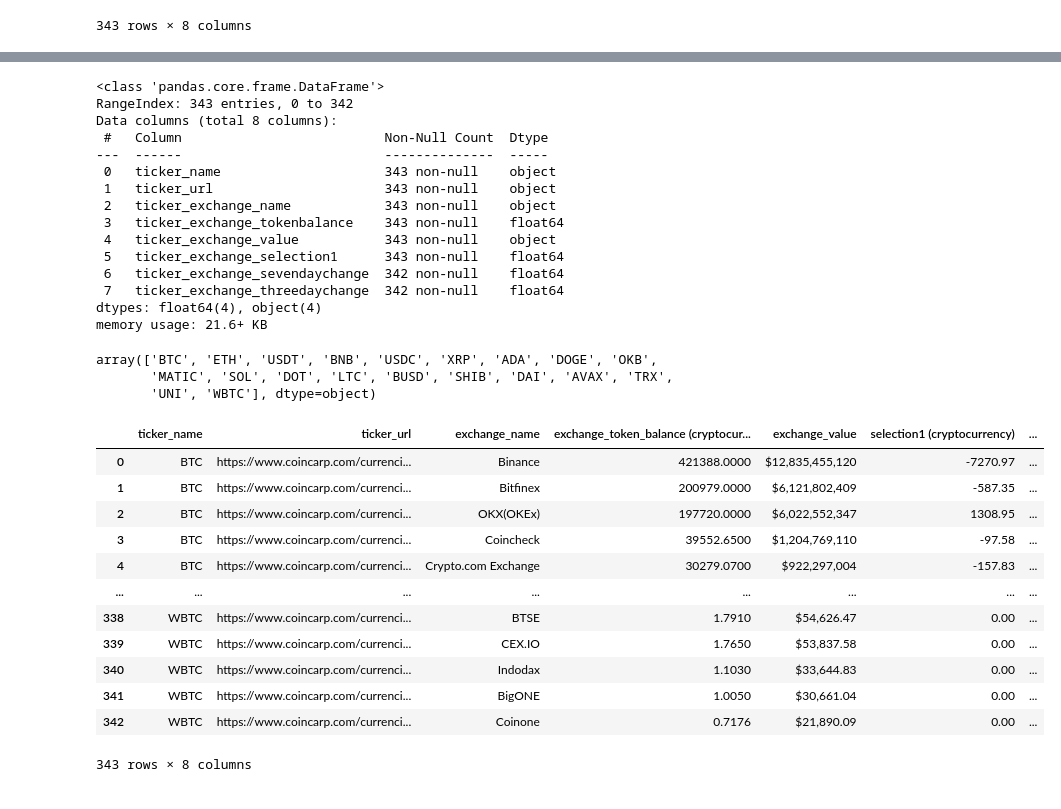
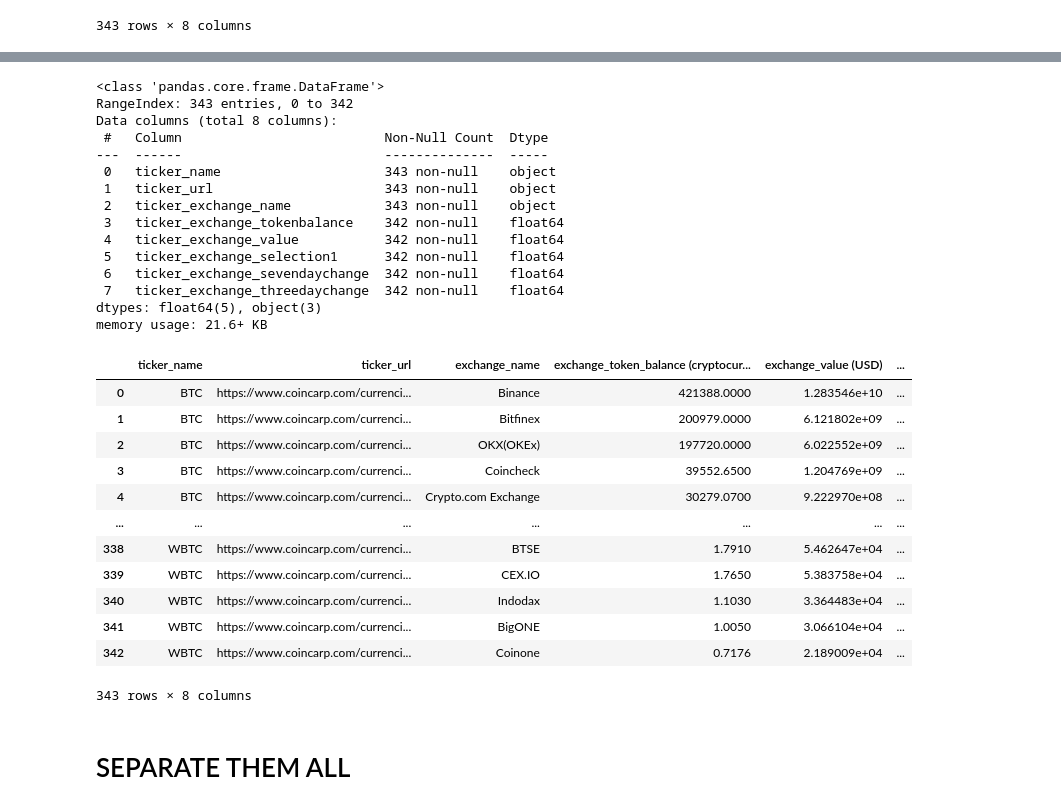
Before and after one commit to alisdghnia/adbm-crypto-database-project, a Jupyter notebook: exchange wallets table code.ipynb, the cells around one changed output, grey strips where cells are left out. Cells and saved outputs as stored; diff of their text form; code cells hidden in the pictures.

Commit message:
cleaned the tables

```diff
--- a/exchange wallets table code.ipynb
+++ b/exchange wallets table code.ipynb
@@ -64,7 +64,7 @@ Data columns (total 8 columns):
 dtypes: object(8)
 memory usage: 21.6+ KB
 # %%
-lst_col = ['ticker_exchange_tokenbalance', 'ticker_exchange_selection1', 'ticker_exchange_sevendaychange', 'ticker_exchange_threedaychange']
+lst_col = ['ticker_exchange_tokenbalance', 'ticker_exchange_selection1', 'ticker_exchange_value', 'ticker_exchange_sevendaychange', 'ticker_exchange_threedaychange']
 
 for col in lst_col:
     try:
@@ -77,11 +77,14 @@ for col in lst_col:
         # get rid of the commas in the columns
         df[col] = df[col].str.replace(',', '')
 
+        # change NaN values to 0
+        df[col] = df[col].fillna(0)
+
+        # get rid of dollar signs in the columns
+        df[col] = df[col].str.replace('$', '')
+
         # turn the columns into floats
         df[col] = df[col].astype(float)
-
-        # change NaN values to 0
-        df[col] = df[col].fillna(0)
     except Exception as e:
         # print the row that caused the error
         pass
@@ -108,42 +111,38 @@ Data columns (total 8 columns):
  0   ticker_name                     343 non-null    object
  1   ticker_url                      343 non-null    object
  2   ticker_exchange_name            343 non-null    object
- 3   ticker_exchange_tokenbalance    343 non-null    float64
- 4   ticker_exchange_value           343 non-null    object
- 5   ticker_exchange_selection1      343 non-null    float64
+ 3   ticker_exchange_tokenbalance    342 non-null    float64
+ 4   ticker_exchange_value           342 non-null    float64
+ 5   ticker_exchange_selection1      342 non-null    float64
  6   ticker_exchange_sevendaychange  342 non-null    float64
  7   ticker_exchange_threedaychange  342 non-null    float64
-dtypes: float64(4), object(4)
+dtypes: float64(5), object(3)
 memory usage: 21.6+ KB
-# %%
-df.ticker_name.unique()
-# %% [output]
-array(['BTC', 'ETH', 'USDT', 'BNB', 'USDC', 'XRP', 'ADA', 'DOGE', 'OKB',
-       'MATIC', 'SOL', 'DOT', 'LTC', 'BUSD', 'SHIB', 'DAI', 'AVAX', 'TRX',
-       'UNI', 'WBTC'], dtype=object)
 # %%
-df.columns = ['ticker_name', 'ticker_url', 'exchange_name', 'exchange_token_balance (cryptocurrency)', 'exchange_value', 'selection1 (cryptocurrency)',
+df.columns = ['ticker_name', 'ticker_url', 'exchange_name', 'exchange_token_balance (cryptocurrency)', 'exchange_value (USD)', 'one_day_change (cryptocurrency)',
                     'seven_day_change (cryptocurrency)', 'three_day_change (cryptocurrency)']
 
     # reset the index
 df.reset_index(drop=True, inplace=True)
 df
 # %% [output]
-|  | ticker_name | ticker_url | exchange_name | exchange_token_balance (cryptocur... | exchange_value | selection1 (cryptocurrency) | ... |
-| 0 | BTC | https://www.coincarp.com/currenci... | Binance | 421388.0000 | $12,835,455,120 | -7270.97 | ... |
-| 1 | BTC | https://www.coincarp.com/currenci... | Bitfinex | 200979.0000 | $6,121,802,409 | -587.35 | ... |
-| 2 | BTC | https://www.coincarp.com/currenci... | OKX(OKEx) | 197720.0000 | $6,022,552,347 | 1308.95 | ... |
-| 3 | BTC | https://www.coincarp.com/currenci... | Coincheck | 39552.6500 | $1,204,769,110 | -97.58 | ... |
-| 4 | BTC | https://www.coincarp.com/currenci... | Crypto.com Exchange | 30279.0700 | $922,297,004 | -157.83 | ... |
-| ... | ... | ... | ... | ... | ... | ... | ... |
-| 338 | WBTC | https://www.coincarp.com/currenci... | BTSE | 1.7910 | $54,626.47 | 0.00 | ... |
-| 339 | WBTC | https://www.coincarp.com/currenci... | CEX.IO | 1.7650 | $53,837.58 | 0.00 | ... |
-| 340 | WBTC | https://www.coincarp.com/currenci... | Indodax | 1.1030 | $33,644.83 | 0.00 | ... |
-| 341 | WBTC | https://www.coincarp.com/currenci... | BigONE | 1.0050 | $30,661.04 | 0.00 | ... |
-| 342 | WBTC | https://www.coincarp.com/currenci... | Coinone | 0.7176 | $21,890.09 | 0.00 | ... |
+|  | ticker_name | ticker_url | exchange_name | exchange_token_balance (cryptocur... | exchange_value (USD) | ... |
+| 0 | BTC | https://www.coincarp.com/currenci... | Binance | 421388.0000 | 1.283546e+10 | ... |
+| 1 | BTC | https://www.coincarp.com/currenci... | Bitfinex | 200979.0000 | 6.121802e+09 | ... |
+| 2 | BTC | https://www.coincarp.com/currenci... | OKX(OKEx) | 197720.0000 | 6.022552e+09 | ... |
+| 3 | BTC | https://www.coincarp.com/currenci... | Coincheck | 39552.6500 | 1.204769e+09 | ... |
+| 4 | BTC | https://www.coincarp.com/currenci... | Crypto.com Exchange | 30279.0700 | 9.222970e+08 | ... |
+| ... | ... | ... | ... | ... | ... | ... |
+| 338 | WBTC | https://www.coincarp.com/currenci... | BTSE | 1.7910 | 5.462647e+04 | ... |
+| 339 | WBTC | https://www.coincarp.com/currenci... | CEX.IO | 1.7650 | 5.383758e+04 | ... |
+| 340 | WBTC | https://www.coincarp.com/currenci... | Indodax | 1.1030 | 3.364483e+04 | ... |
+| 341 | WBTC | https://www.coincarp.com/currenci... | BigONE | 1.0050 | 3.066104e+04 | ... |
+| 342 | WBTC | https://www.coincarp.com/currenci... | Coinone | 0.7176 | 2.189009e+04 | ... |
 343 rows × 8 columns
 # %%
 df.to_csv('exchange wallets all.csv', index=False)
+# %% [markdown]
+# SEPARATE THEM ALL
 # %%
 # create a dataframe for each of the ticker_names
 btc = df[df['ticker_name'] == 'BTC']
```
Also changed, not shown: 1 other file.
